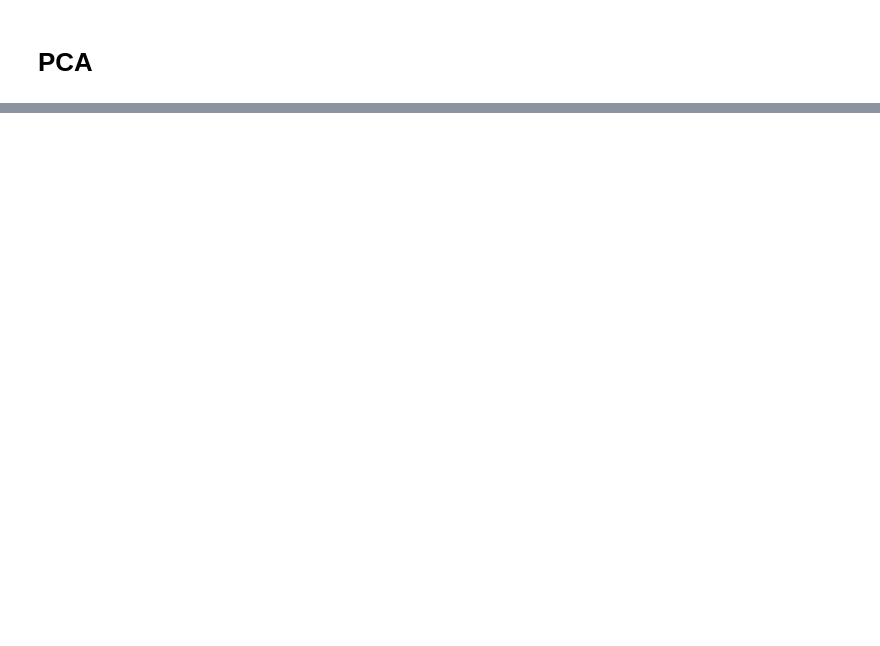
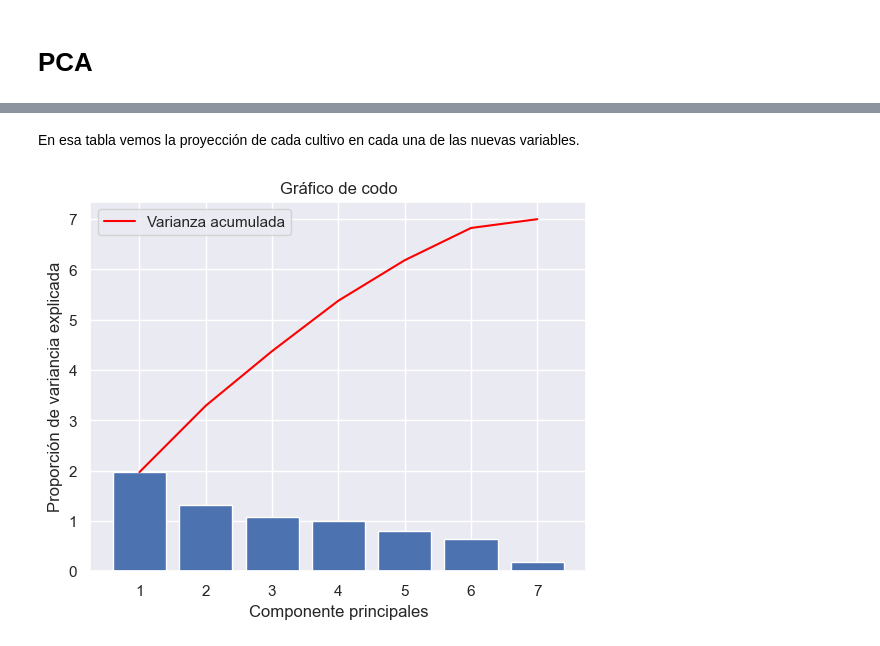
Before and after one commit to franciscodomingo/DataMining-Basics-2024, a Jupyter notebook: TP_1.ipynb, the cells around one changed output, grey strips where cells are left out. Drawn from its saved outputs; the diff is of its cells as text; code cells hidden in the pictures; blank space fills up the shorter version.

```diff
--- a/TP_1.ipynb
+++ b/TP_1.ipynb
@@ -392,0 +259,15 @@ plt.show()
+# %%
+df_sub = data_scaled_z
+df_std = (df_sub-df_sub.mean())/df_sub.std()
+
+pca = PCA(n_components=df_sub.shape[1])
+
+pcaFeatures = pca.fit_transform(df_std)
+
+# PC dataframe
+pca_df = pd.DataFrame(
+    data=pcaFeatures,
+    columns=['PC1', 'PC2', 'PC3', 'PC4', 'PC5', 'PC6', 'PC7'])
+pca_df['label'] = df['label']
+
+print(pca_df)
@@ -392,0 +292,28 @@ plt.show()
+# %% [markdown]
+En esa tabla vemos la proyección de cada cultivo en cada una de las nuevas variables.
+# %%
+# Aquí vemos las varianzas explicadas por cada componente principal encontrado durante el análisis.
+# (la cantidad de varianza en los datos originalmente explicada por esa componente)
+pca.explained_variance_
+
+# Estos valores representan las magnitudes de los componentes principales en las direcciones de máxima variabilidad de los datos originales.
+pca.singular_values_
+
+# Bar plot de la variable explained_variance (gráfico del codo)
+plt.bar(
+    range(1,len(pca.explained_variance_)+1), pca.explained_variance_)
+
+plt.plot(
+    range(1,len(pca.explained_variance_ )+1),
+    np.cumsum(pca.explained_variance_),
+    c='red',
+    label='Varianza acumulada')
+
+plt.legend(loc='upper left')
+plt.ylabel('Proporción de variancia explicada')
+plt.xlabel('Componente principales')
+plt.title('Gráfico de codo')
+
+plt.show()
+# %% [output]
+[figure, added]
```
Also changed, not shown: parts of 15 cells of this notebook.
